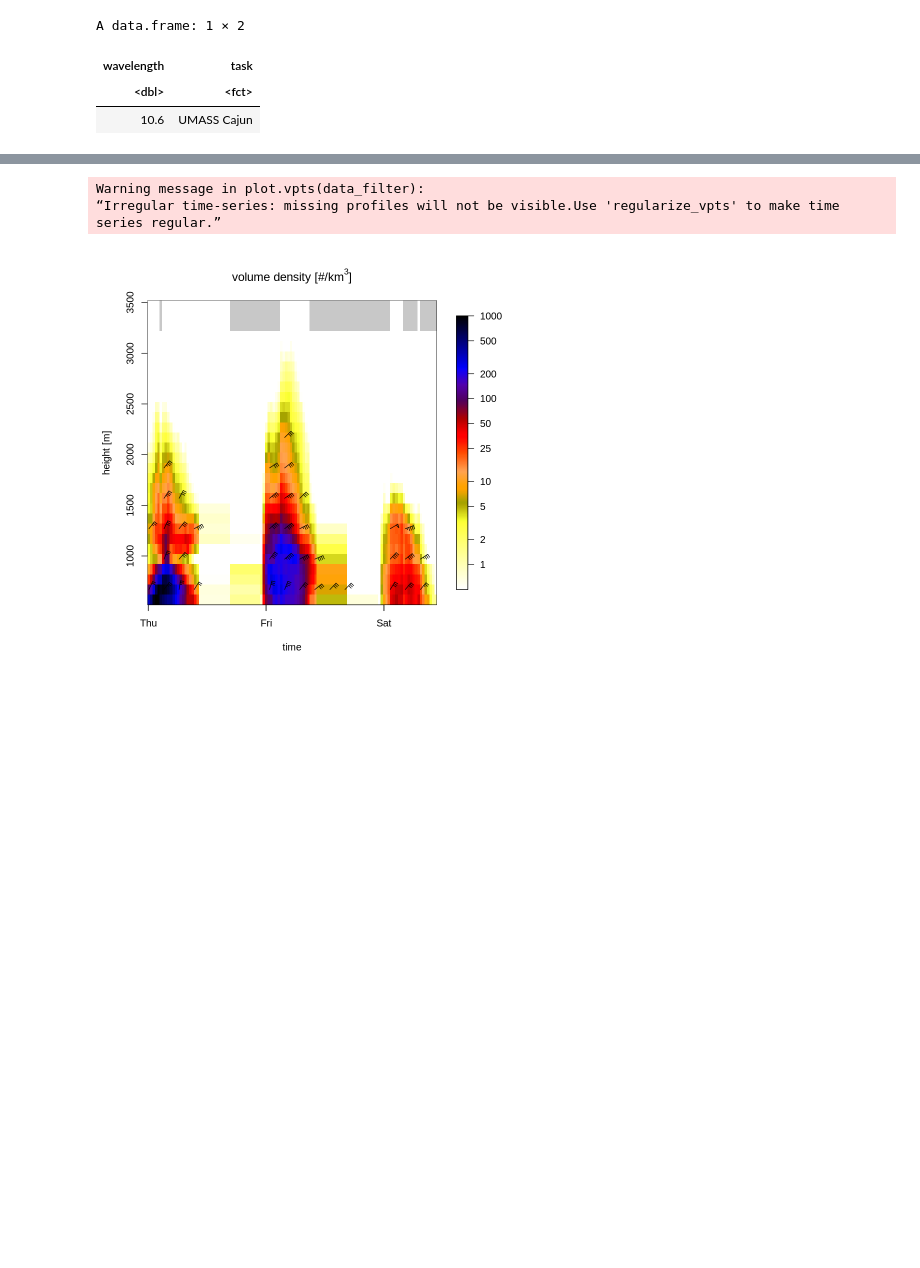
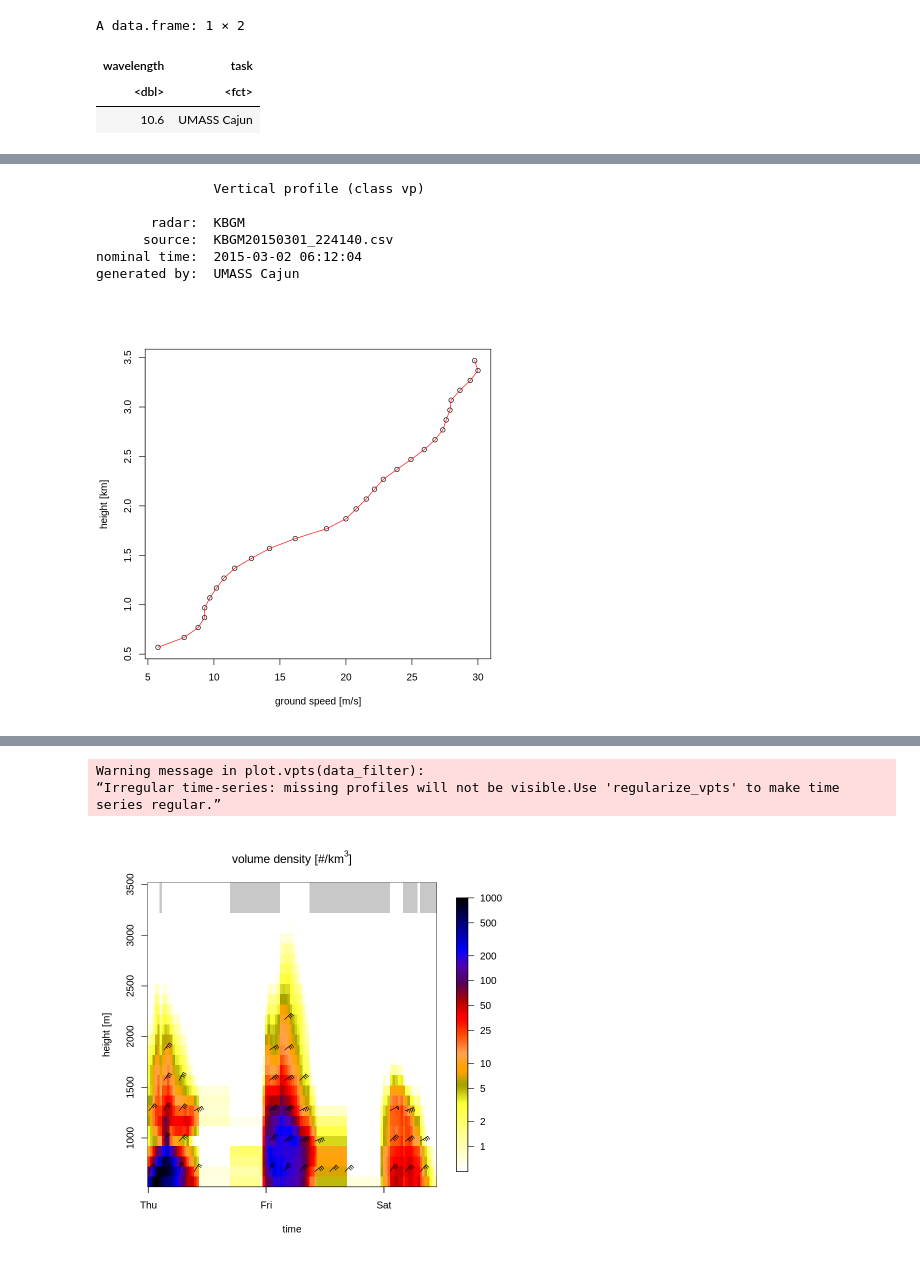
Before and after one commit to meiguan/urban_birds, a Jupyter notebook: explore/exploring_KBGM2015.ipynb, the cells around one changed output, grey strips where cells are left out. Saved outputs shown, nothing was run; the diff lists cells and outputs as text; code cells hidden in the pictures; blank space fills up the shorter version.

```diff
--- a/explore/exploring_KBGM2015.ipynb
+++ b/explore/exploring_KBGM2015.ipynb
@@ -104,0 +89,14 @@ A matrix: 30 × 4722 of type dbl
+# %%
+data_night[15]
+# %% [output]
+               Vertical profile (class vp)
+
+       radar:  KBGM
+      source:  KBGM20150301_224140.csv
+nominal time:  2015-03-02 06:12:04
+generated by:  UMASS Cajun
+# %%
+# This is the vertical profile of ground speed
+plot(data_night[15], quantity = "ff")
+# %% [output]
+[figure, added]
```
Also changed, not shown: parts of 25 cells of this notebook.
